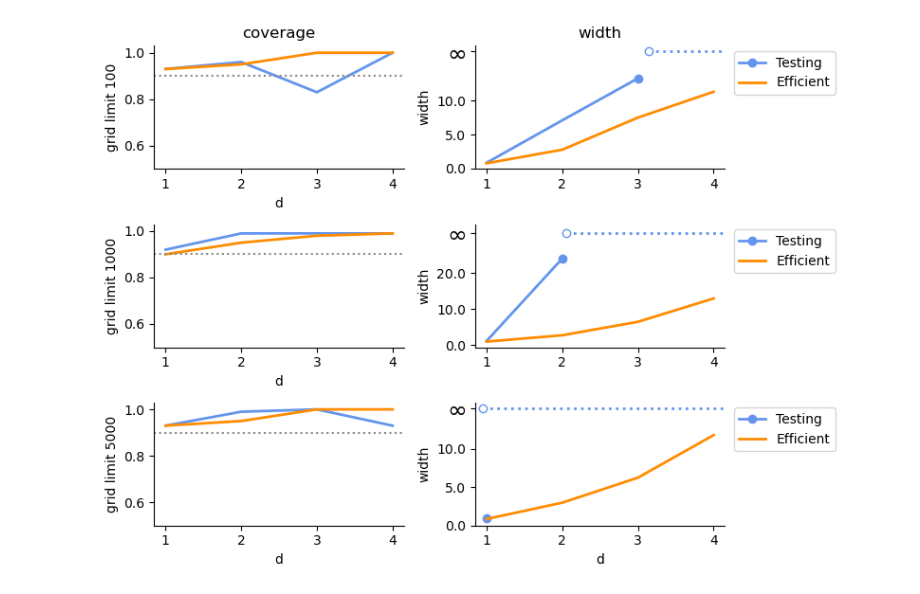
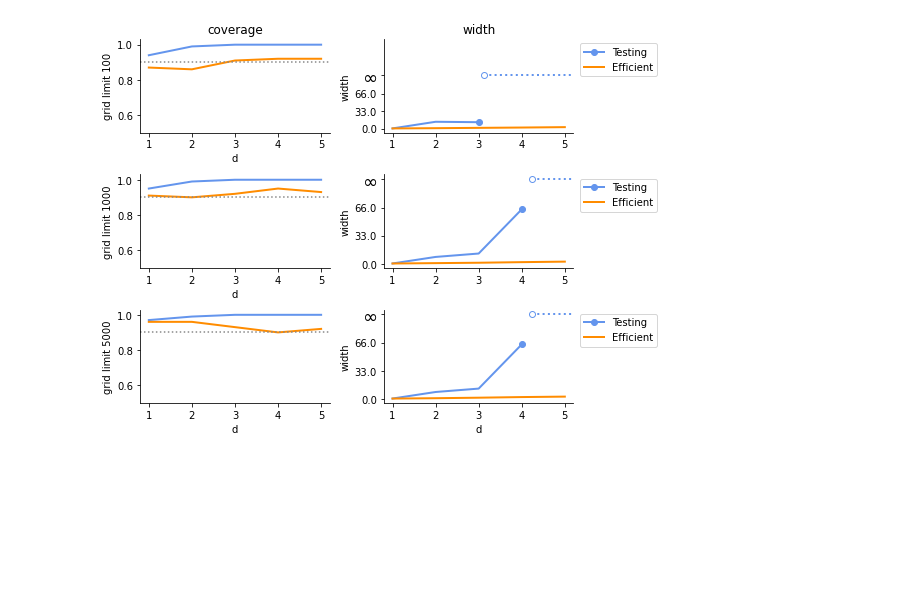
Before and after one commit to aangelopoulos/ppi_py, a Jupyter notebook: examples/eff-ppi/eff_ppi_logistic_comparison.ipynb, the cells around one changed output. Drawn from its saved outputs; the diff is of its cells as text; code cells hidden in the pictures; blank space fills up the shorter version.

Commit message:
[plot gridding experiment]

```diff
--- a/examples/eff-ppi/eff_ppi_logistic_comparison.ipynb
+++ b/examples/eff-ppi/eff_ppi_logistic_comparison.ipynb
@@ -24,20 +21,27 @@ The autoreload extension is already loaded. To reload it, use:
 alpha = 0.1
 n = 1000
 N = 10000
-ds = np.array([1, 2, 3, 4])
-grid_sizes = np.array([100, 1000, 5000])
+ds = np.array([1, 2, 3, 4, 5])
+grid_limits = np.array([100, 1000, 5000])
+optimizer_options = {
+    'ftol': 1e-4,
+    'gtol': 1e-4,
+    'maxls': 10000,
+    'maxiter': 10000
+}
 num_trials = 100
-eff_includeds = np.zeros((num_trials, ds.shape[0], grid_sizes.shape[0]))
-eff_sizes = np.zeros((num_trials, ds.shape[0], grid_sizes.shape[0]))
-includeds = np.zeros((num_trials, ds.shape[0], grid_sizes.shape[0]))
-sizes = np.zeros((num_trials, ds.shape[0], grid_sizes.shape[0]))
-for gs in range(grid_sizes.shape[0]):
+eff_includeds = np.zeros((num_trials, ds.shape[0], grid_limits.shape[0]))
+eff_sizes = np.zeros((num_trials, ds.shape[0], grid_limits.shape[0]))
+includeds = np.zeros((num_trials, ds.shape[0], grid_limits.shape[0]))
+sizes = np.zeros((num_trials, ds.shape[0], grid_limits.shape[0]))
+for gl in range(grid_limits.shape[0]):
+    grid_limit = grid_limits[gl]
     for j in range(ds.shape[0]):
         d = ds[j]
         for i in tqdm(range(num_trials)):
             # Make a synthetic regression problem
             X = np.random.randn(n, d)
-            beta = 5*np.random.randn(d)
+            beta = 1*np.random.randn(d)
             beta_prediction = beta + np.random.randn(d) + 2
             Y = np.random.binomial(1, expit(X.dot(beta)))
             Yhat = expit(X.dot(beta_prediction))
@@ -46,18 +50,18 @@ for gs in range(grid_sizes.shape[0]):
             Yhat_unlabeled = expit(X_unlabeled.dot(beta_prediction))
             # Compute the confidence interval
             eff_ppi_ci = eff_ppi_logistic_ci(
-                X, Y, Yhat, X_unlabeled, Yhat_unlabeled, alpha=alpha, grad_tol=1e-1
+                X, Y, Yhat, X_unlabeled, Yhat_unlabeled, alpha=alpha, optimizer_options=optimizer_options
             )
             ppi_ci = ppi_logistic_ci(
-                X, Y, Yhat, X_unlabeled, Yhat_unlabeled, alpha=alpha, grad_tol=1e-1, grid_size=20, grid_limit=grid_sizes[gs], max_refinements=3,
+                X, Y, Yhat, X_unlabeled, Yhat_unlabeled, alpha=alpha, grid_size=20, grid_limit=grid_limit, max_refinements=3, optimizer_options=optimizer_options
             )
-            eff_sizes[i,j,gs] = np.array([ eff_ppi_ci[1][_d] - eff_ppi_ci[0][_d] for _d in range(d) ]).sum()
-            sizes[i,j,gs] = np.array([ ppi_ci[1][_d] - ppi_ci[0][_d] for _d in range(d) ]).sum()
+            eff_sizes[i,j,gl] = np.array([ eff_ppi_ci[1][_d] - eff_ppi_ci[0][_d] for _d in range(d) ]).sum()
+            sizes[i,j,gl] = np.array([ ppi_ci[1][_d] - ppi_ci[0][_d] for _d in range(d) ]).sum()
             # Check that the confidence interval contains the true beta
-            eff_includeds[i,j,gs] = int(
+            eff_includeds[i,j,gl] = int(
                 (eff_ppi_ci[0][0] <= beta[0]) & (beta[0] <= eff_ppi_ci[1][0])
             )
-            includeds[i,j,gs] = int(
+            includeds[i,j,gl] = int(
                 (ppi_ci[0][0] <= beta[0]) & (beta[0] <= ppi_ci[1][0])
             )
 # %%
@@ -65,8 +69,10 @@ eff_color = 'darkorange'
 test_color = 'cornflowerblue'
 linewidth=2
 
-fig, axs = plt.subplots(nrows=grid_sizes.shape[0], ncols=2, figsize=(8,2*grid_sizes.shape[0]))
-for gs in range(grid_sizes.shape[0]):
+fig, axs = plt.subplots(nrows=grid_limits.shape[0], ncols=2, figsize=(8,2*grid_limits.shape[0]))
+all_median_sizes = np.median(sizes,axis=0)
+inf_line_y = 100
+for gs in range(grid_limits.shape[0]):
     cvg_ax = axs[gs, 0]
     sz_ax = axs[gs, 1]
     cvg_ax.plot(ds, includeds[:,:,gs].mean(axis=0), color=test_color, linewidth=linewidth, label='Testing')
@@ -84,37 +90,36 @@ for gs in range(grid_sizes.shape[0]):
     else:
         largest_finite_index_eff_sizes = -1
     max_y = max(median_sizes[largest_finite_index_sizes], median_eff_sizes[largest_finite_index_eff_sizes])
-    inf_line_y = 1.3 * max_y
     if np.any(np.isinf(median_sizes)):
         sz_line = sz_ax.plot(ds, median_sizes, color=test_color, linewidth=linewidth, markevery=[np.where(np.isinf(median_sizes))[0][0]-1], marker='o', label='Testing')
         first_inf = np.where(np.isinf(median_sizes))[0][0]
         first_inf_ax_coord = (first_inf - ds.min())/(ds.max() - ds.min()) + 0.03
         sz_ax.axhline(y=inf_line_y, xmin=first_inf_ax_coord, linewidth=linewidth, color=sz_line[0].get_color(), markevery=[0], marker='o', markerfacecolor='white', linestyle='dotted')
     else:
         sz_line = sz_ax.plot(ds, median_sizes, color=test_color, linewidth=linewidth, label='Testing')
 
     sz_ax.plot(ds, median_eff_sizes, color=eff_color, linewidth=linewidth, label='Efficient')
     sz_ax.set_yticks([0.0, inf_line_y//3, 2*(inf_line_y//3)])
 
     # Update yticks to include infinity symbol
     current_yticks = sz_ax.get_yticks()
     sz_ax.set_yticks(list(current_yticks) + [inf_line_y], list(map(str, current_yticks)) + ["$\infty$"])
     # Modify the properties of the tick label at y = \infty
     for label in sz_ax.get_yticklabels():
         if label.get_text() == "$\infty$":  # or any other condition that identifies the desired tick label
             label.set_fontsize(18)  # or any desired size
 
     cvg_ax.set_xlabel('d')
-    cvg_ax.set_ylabel('grid limit ' + str(grid_sizes[gs]))
+    cvg_ax.set_ylabel('grid limit ' + str(grid_limits[gs]))
     cvg_ax.set_ylim([0.5, 1.03])
     sz_ax.legend(bbox_to_anchor=(1.01, 1.01))
     sz_ax.set_ylabel('width')
 axs[-1,0].set_xlabel('d')
 axs[-1,1].set_xlabel('d')
 axs[0,0].set_title('coverage')
 axs[0,1].set_title('width')
 sns.despine(top=True, right=True)
 plt.tight_layout()
 plt.savefig('./plots/eff-comparison.pdf')
 # %% [output]
-[figure, old version]
+[figure, new version]
```
Also changed, not shown: parts of 1 cell of this notebook, 2 other files.
